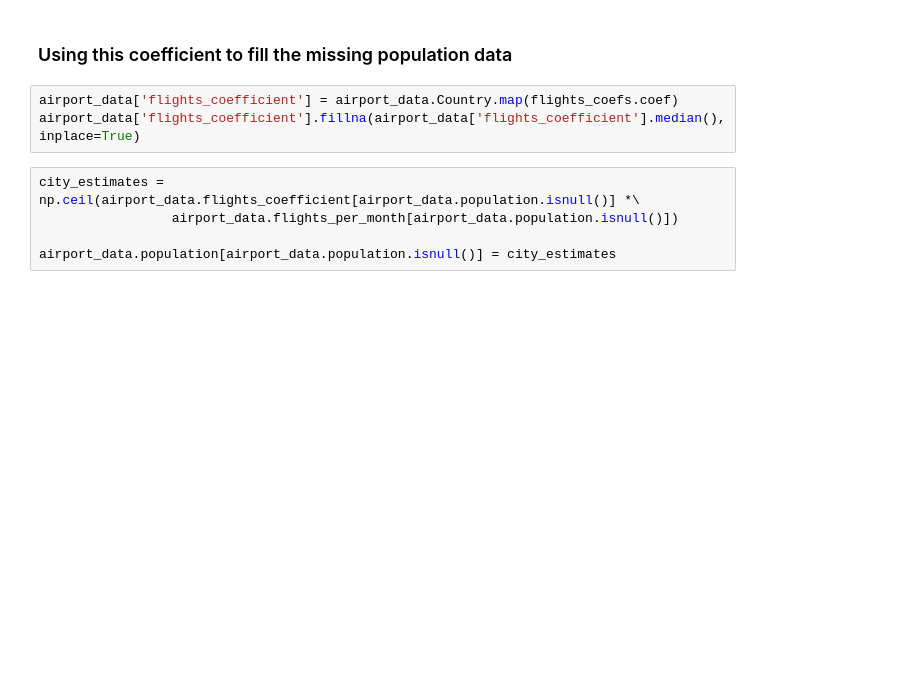
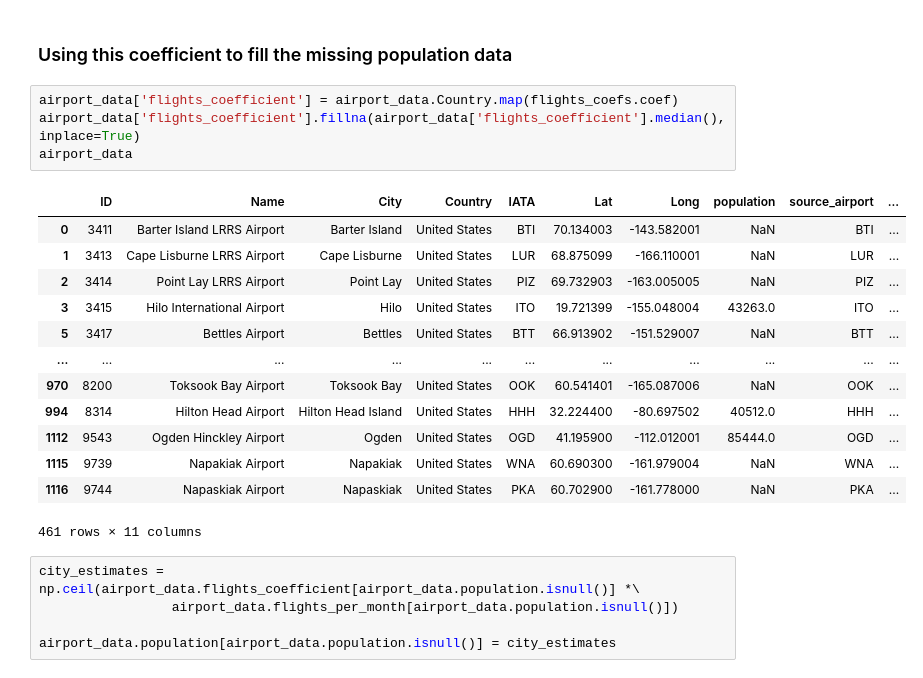
Before and after one commit to RipanHalder/Virus-Spread-Simulation-PSA-Final-Project, a Jupyter notebook: data-parsing/flight-connections-usa.ipynb, the cells around one changed output. Cells and saved outputs as stored; diff of their text form; blank space fills up the shorter version.

```diff
--- a/data-parsing/flight-connections-usa.ipynb
+++ b/data-parsing/flight-connections-usa.ipynb
@@ -428,6 +473,21 @@ flights_coefs
 # %%
 airport_data['flights_coefficient'] = airport_data.Country.map(flights_coefs.coef)
 airport_data['flights_coefficient'].fillna(airport_data['flights_coefficient'].median(), inplace=True)
+airport_data
+# %% [output]
+|  | ID | Name | City | Country | IATA | Lat | Long | population | source_airport | ... |
+| 0 | 3411 | Barter Island LRRS Airport | Barter Island | United States | BTI | 70.134003 | -143.582001 | NaN | BTI | ... |
+| 1 | 3413 | Cape Lisburne LRRS Airport | Cape Lisburne | United States | LUR | 68.875099 | -166.110001 | NaN | LUR | ... |
+| 2 | 3414 | Point Lay LRRS Airport | Point Lay | United States | PIZ | 69.732903 | -163.005005 | NaN | PIZ | ... |
+| 3 | 3415 | Hilo International Airport | Hilo | United States | ITO | 19.721399 | -155.048004 | 43263.0 | ITO | ... |
+| 5 | 3417 | Bettles Airport | Bettles | United States | BTT | 66.913902 | -151.529007 | NaN | BTT | ... |
+| ... | ... | ... | ... | ... | ... | ... | ... | ... | ... | ... |
+| 970 | 8200 | Toksook Bay Airport | Toksook Bay | United States | OOK | 60.541401 | -165.087006 | NaN | OOK | ... |
+| 994 | 8314 | Hilton Head Airport | Hilton Head Island | United States | HHH | 32.224400 | -80.697502 | 40512.0 | HHH | ... |
+| 1112 | 9543 | Ogden Hinckley Airport | Ogden | United States | OGD | 41.195900 | -112.012001 | 85444.0 | OGD | ... |
+| 1115 | 9739 | Napakiak Airport | Napakiak | United States | WNA | 60.690300 | -161.979004 | NaN | WNA | ... |
+| 1116 | 9744 | Napaskiak Airport | Napaskiak | United States | PKA | 60.702900 | -161.778000 | NaN | PKA | ... |
+461 rows × 11 columns
 # %%
 city_estimates = np.ceil(airport_data.flights_coefficient[airport_data.population.isnull()] *\
                  airport_data.flights_per_month[airport_data.population.isnull()])
```
Also changed, not shown: parts of 14 cells of this notebook, 24 other files.
